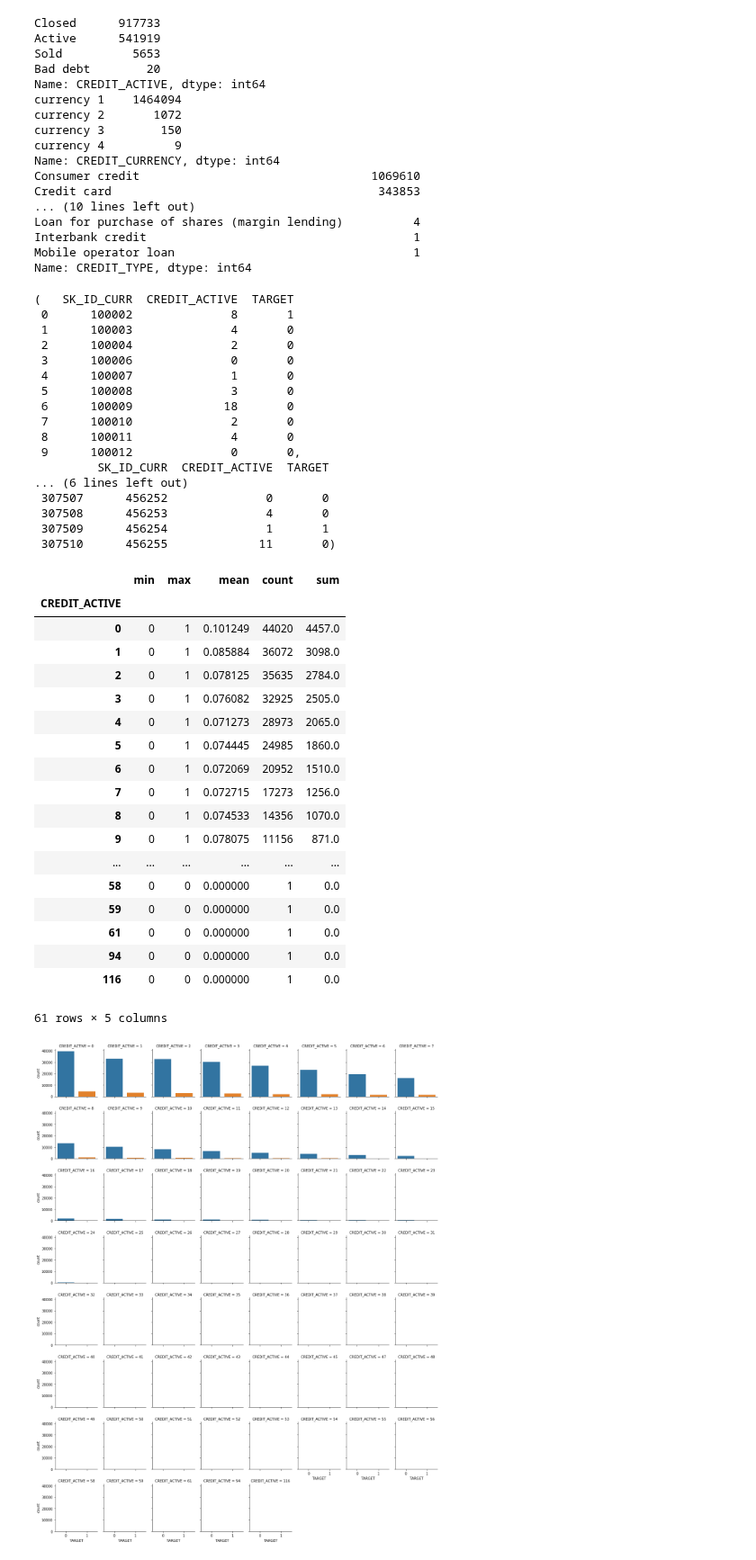
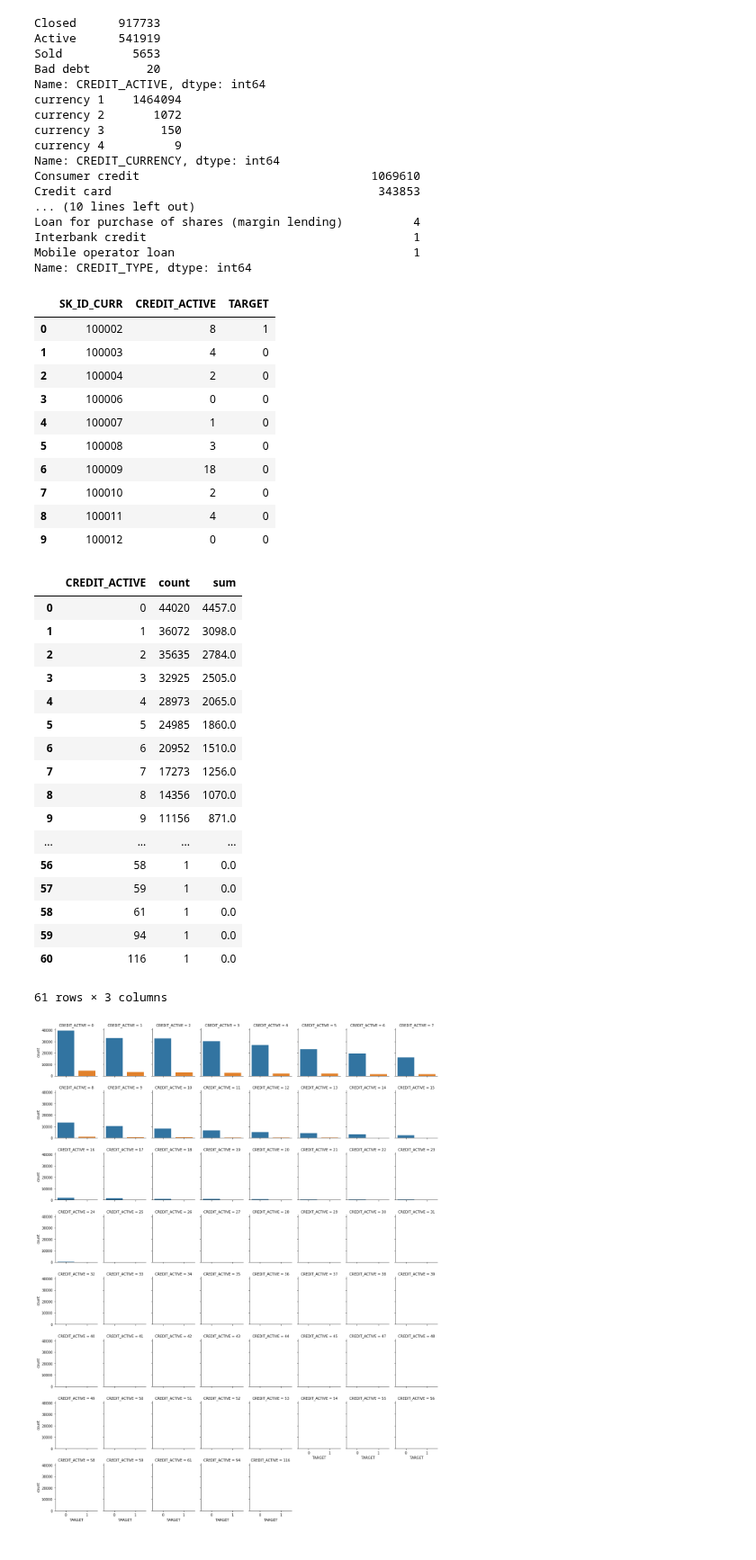
Before and after one commit to zahid1202/Credit_Default_Risk, a Jupyter notebook: Features_Engineering.ipynb, the cells around one changed output. Shown at 90% size. Saved outputs shown, nothing was run; the diff lists cells and outputs as text; code cells hidden in the pictures.

```diff
--- a/Features_Engineering.ipynb
+++ b/Features_Engineering.ipynb
@@ -118,4 +124,4 @@ train.shape, test.shape,
 # %%
-# Extracting the id column as a dataframe
-train_id = train[["SK_ID_CURR"]]
+# Extracting the SK_ID_CURR and TARGET columns as a dataframe
+train_id = train[["SK_ID_CURR","TARGET"]]
 test_id = test[["SK_ID_CURR"]]
@@ -166,48 +223,42 @@ target = train[["SK_ID_CURR","TARGET"]]
 # Adding the target colun to the bureau_credit_active
 bureau_credit_active = pd.merge(bureau_credit_active,target, how ="left" , on = "SK_ID_CURR")
 # Visualizing the corrlation between the number of accounts active under credit_active and target feature.
-print(bureau_credit_active.head(10))
-pri(bureau_credit_active.tail(10))
+bureau_credit_active.rename()
 # %% [output]
-(   SK_ID_CURR  CREDIT_ACTIVE  TARGET
- 0      100002              8       1
- 1      100003              4       0
- 2      100004              2       0
- 3      100006              0       0
- 4      100007              1       0
- 5      100008              3       0
- 6      100009             18       0
- 7      100010              2       0
- 8      100011              4       0
- 9      100012              0       0,
-         SK_ID_CURR  CREDIT_ACTIVE  TARGET
-... (6 lines left out)
- 307507      456252              0       0
- 307508      456253              4       0
- 307509      456254              1       1
- 307510      456255             11       0)
+|  | SK_ID_CURR | CREDIT_ACTIVE | TARGET |
+| 0 | 100002 | 8 | 1 |
+| 1 | 100003 | 4 | 0 |
+| 2 | 100004 | 2 | 0 |
+| 3 | 100006 | 0 | 0 |
+| 4 | 100007 | 1 | 0 |
+| 5 | 100008 | 3 | 0 |
+| 6 | 100009 | 18 | 0 |
+| 7 | 100010 | 2 | 0 |
+| 8 | 100011 | 4 | 0 |
+| 9 | 100012 | 0 | 0 |
-# %%
-bureau_credit_active.groupby("CREDIT_ACTIVE")["TARGET"].agg(["min", "max", "mean","count", "sum"])
-# %% [output]
-|  | min | max | mean | count | sum |
-| CREDIT_ACTIVE |  |  |  |  |  |
-| 0 | 0 | 1 | 0.101249 | 44020 | 4457.0 |
-| 1 | 0 | 1 | 0.085884 | 36072 | 3098.0 |
-| 2 | 0 | 1 | 0.078125 | 35635 | 2784.0 |
-| 3 | 0 | 1 | 0.076082 | 32925 | 2505.0 |
-| 4 | 0 | 1 | 0.071273 | 28973 | 2065.0 |
-| 5 | 0 | 1 | 0.074445 | 24985 | 1860.0 |
-| 6 | 0 | 1 | 0.072069 | 20952 | 1510.0 |
-| 7 | 0 | 1 | 0.072715 | 17273 | 1256.0 |
-| 8 | 0 | 1 | 0.074533 | 14356 | 1070.0 |
-| 9 | 0 | 1 | 0.078075 | 11156 | 871.0 |
-| ... | ... | ... | ... | ... | ... |
-| 58 | 0 | 0 | 0.000000 | 1 | 0.0 |
-| 59 | 0 | 0 | 0.000000 | 1 | 0.0 |
-| 61 | 0 | 0 | 0.000000 | 1 | 0.0 |
-| 94 | 0 | 0 | 0.000000 | 1 | 0.0 |
-| 116 | 0 | 0 | 0.000000 | 1 | 0.0 |
-61 rows × 5 columns
+# %%
+# Here I am grouping by the number of CREDIT_ACTIVE and aggregating target columns by count and sum.
+# The count column tells us how many observations for a particular credit type
+bureau_credit_active.groupby("CREDIT_ACTIVE")["TARGET"].agg(["count", "sum"]).reset_index()
+# %% [output]
+|  | CREDIT_ACTIVE | count | sum |
+| 0 | 0 | 44020 | 4457.0 |
+| 1 | 1 | 36072 | 3098.0 |
+| 2 | 2 | 35635 | 2784.0 |
+| 3 | 3 | 32925 | 2505.0 |
+| 4 | 4 | 28973 | 2065.0 |
+| 5 | 5 | 24985 | 1860.0 |
+| 6 | 6 | 20952 | 1510.0 |
+| 7 | 7 | 17273 | 1256.0 |
+| 8 | 8 | 14356 | 1070.0 |
+| 9 | 9 | 11156 | 871.0 |
+| ... | ... | ... | ... |
+| 56 | 58 | 1 | 0.0 |
+| 57 | 59 | 1 | 0.0 |
+| 58 | 61 | 1 | 0.0 |
+| 59 | 94 | 1 | 0.0 |
+| 60 | 116 | 1 | 0.0 |
+61 rows × 3 columns
 # %%
 g = sns.catplot("TARGET", col="CREDIT_ACTIVE", col_wrap=8,
                 data=bureau_credit_active,
```
Also changed, not shown: parts of 10 cells of this notebook.
